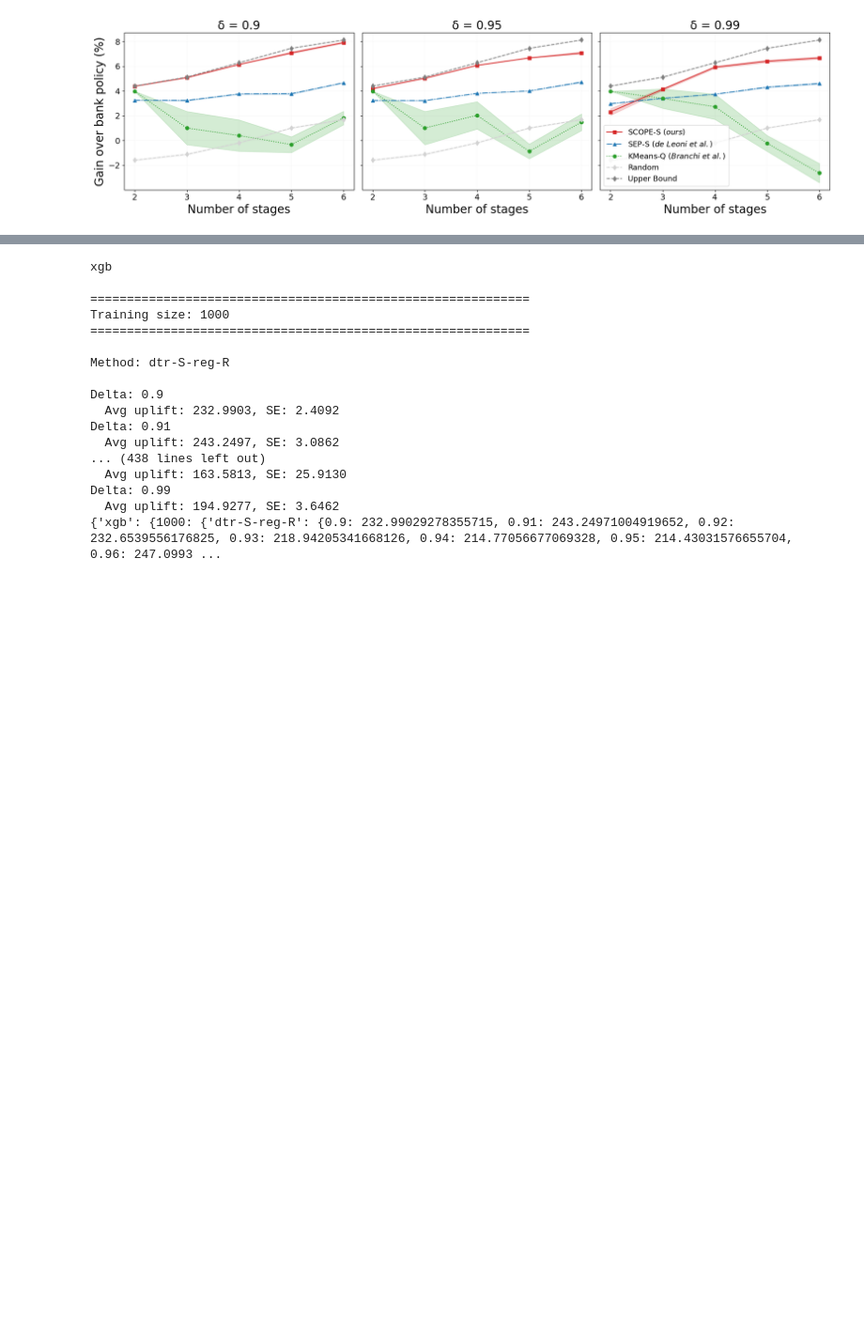
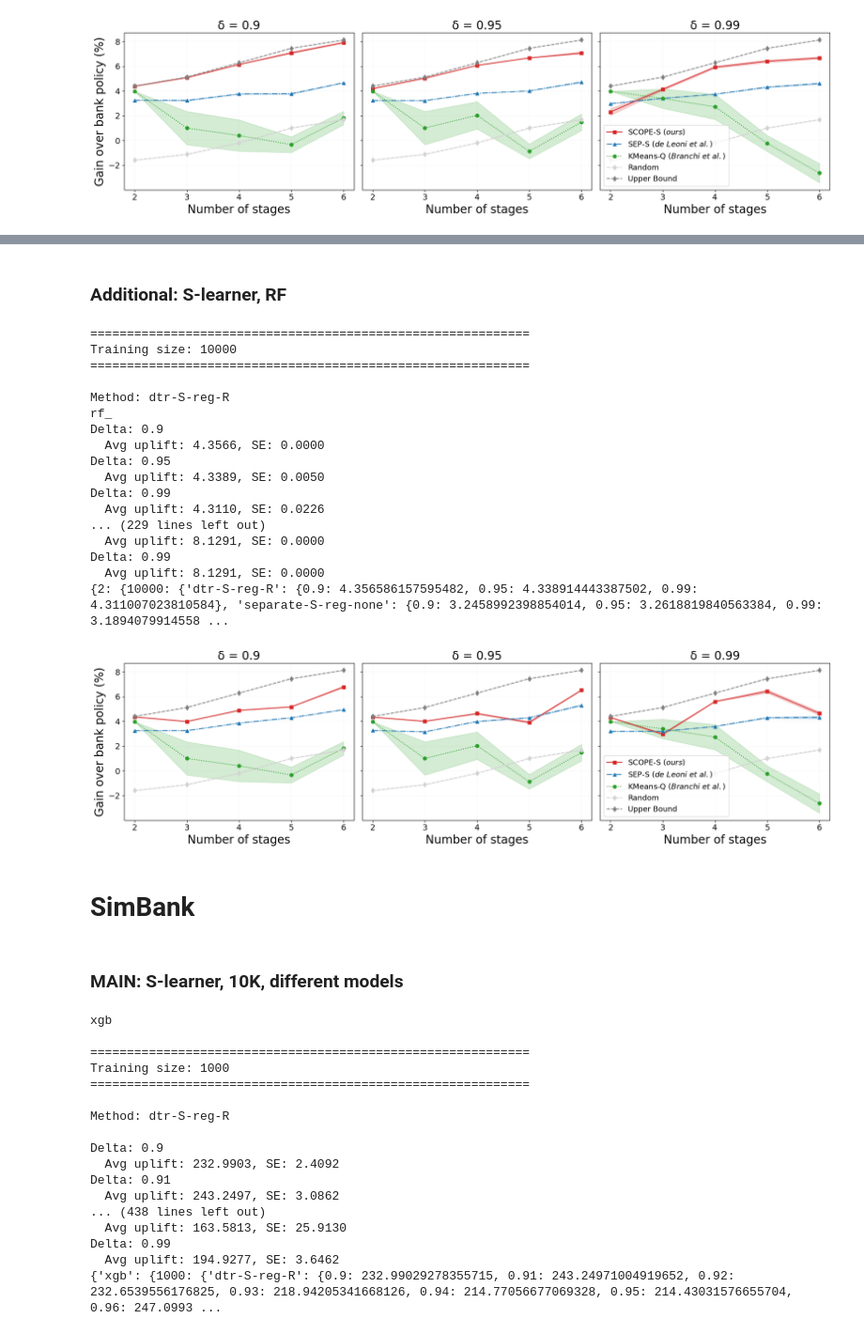
Before and after one commit to JakobDeMoorKULstudent/SCOPE, a Jupyter notebook: src/utils/results_tools/display_results.ipynb, the cells around one changed output, grey strips where cells are left out. Shown at 94% size. Drawn from its saved outputs; the diff is of its cells as text; code cells hidden in the pictures; blank space fills up the shorter version.

```diff
--- a/src/utils/results_tools/display_results.ipynb
+++ b/src/utils/results_tools/display_results.ipynb
@@ -84,3 +152,74 @@ Delta: 0.99
+# %% [markdown]
+### Additional: S-learner, RF
+# %%
+dataset = 'bpic17'
+n_stages_list = [2, 3, 4, 5, 6]
+# delta_fixed = 0.95
+delta_fixed = 0.99
+training_sizes = [10000]
+num_iterations = 10
+# delta_levels = [0.9, 0.91, 0.92, 0.93, 0.94, 0.95, 0.96, 0.97, 0.98, 0.99]
+delta_levels = [0.9, 0.95, 0.99]
+model_specific="rf"
+
+separate_list = ["separate-S-reg-none", "separate-T-reg-none", "separate-RAS-reg-none", "separate-RAT-reg-none"]
+separate_list_simple = ["separate-S-reg-none", "separate-T-reg-none"]
+separate_list_S = ["separate-RAS-reg-none"]
+separate_list_T = ["separate-RAT-reg-none"]
+
+reg_list = ["dtr-S-reg-R", "dtr-T-reg-R", "dtr-RAS-reg-R", "dtr-RAT-reg-R"]
+reg_list_simple = ["dtr-S-reg-R", "dtr-T-reg-R"]
+reg_list_S = ["dtr-RAS-reg-R"]
+reg_list_T = ["dtr-RAT-reg-R"]
+
+class_list = ["dtr-RAS-class-R", "dtr-RAT-class-R"]
+class_list_S = ["dtr-RAS-class-R"]
+class_list_T = ["dtr-RAT-class-R"]
+
+kmeans_q_list = ["kmeans_q"]
+
+baseslines = ["random", "optimal"]
+
+methods_main =  ["dtr-S-reg-R"] + ["separate-S-reg-none"] + ["kmeans_q"] + baseslines
+model_category = "ml"
+cross_fit = False
+
+stage_results_dict = {}
+stage_avg_uplift_dict = {}
+stage_se_uplift_dict = {}
+
+for stage in n_stages_list:
+    results_dict, avg_uplift_dict, se_uplift_dict = load_results(training_sizes=training_sizes, delta_levels=delta_levels, methods=methods_main, model_category=model_category, cross_fit=cross_fit, num_iterations=num_iterations, n_stages=stage, dataset=dataset, model_specific=model_specific)
+    stage_results_dict[stage] = results_dict
+    stage_avg_uplift_dict[stage] = avg_uplift_dict
+    stage_se_uplift_dict[stage] = se_uplift_dict
+
+print(stage_avg_uplift_dict)
+
+plot_results_delta_levels_by_stage_grid(avg_uplift_dict=stage_avg_uplift_dict, se_uplift_dict=stage_se_uplift_dict, methods=methods_main, n_stages_list=n_stages_list, delta_levels=delta_levels)
+# %% [output]
+============================================================
+Training size: 10000
+============================================================
+
+Method: dtr-S-reg-R
+rf_
+Delta: 0.9
+  Avg uplift: 4.3566, SE: 0.0000
+Delta: 0.95
+  Avg uplift: 4.3389, SE: 0.0050
+Delta: 0.99
+  Avg uplift: 4.3110, SE: 0.0226
+... (229 lines left out)
+  Avg uplift: 8.1291, SE: 0.0000
+Delta: 0.99
+  Avg uplift: 8.1291, SE: 0.0000
+{2: {10000: {'dtr-S-reg-R': {0.9: 4.356586157595482, 0.95: 4.338914443387502, 0.99: 4.311007023810584}, 'separate-S-reg-none': {0.9: 3.2458992398854014, 0.95: 3.2618819840563384, 0.99: 3.1894079914558 ...
+[figure, added]
+# %% [markdown]
+# SimBank
+# %% [markdown]
+### MAIN: S-learner, 10K, different models
 # %%
 training_sizes = [1000, 10000, 50000]
 # training_sizes = [1000, 10000, 20000, 50000]
```
Also changed, not shown: parts of 7 cells of this notebook, 6 other files.
